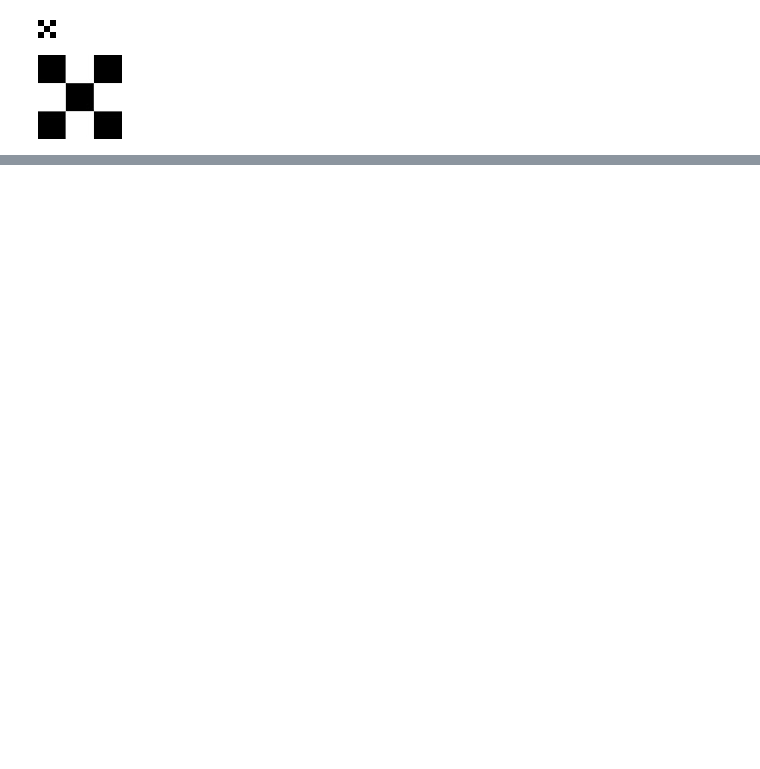
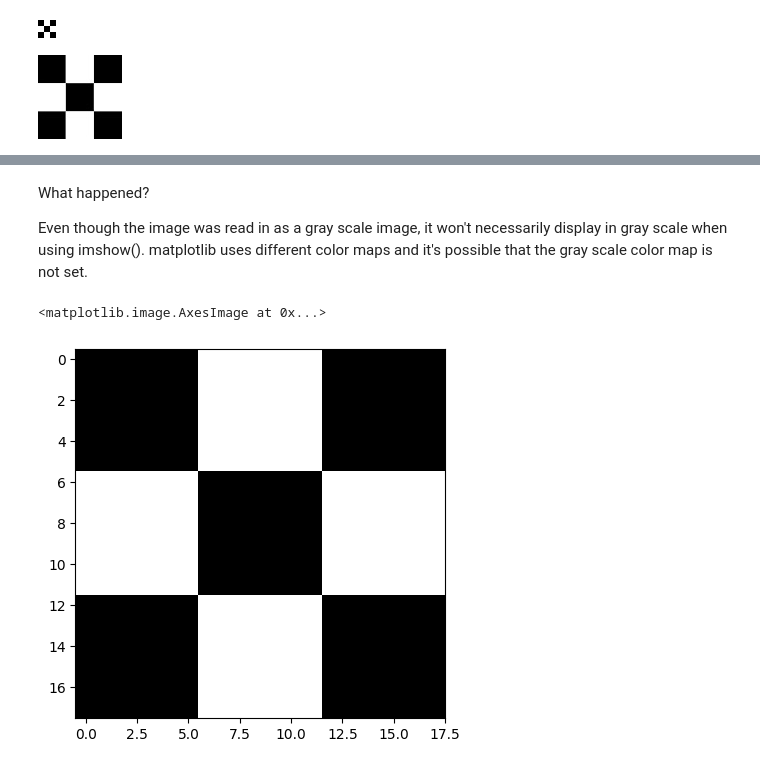
Before and after one commit to merteldem1r/OpenCV-Bootcamp, a Jupyter notebook: Image-Handling/notebooks/image-getting-started.ipynb, the cells around one changed output, grey strips where cells are left out. Drawn from its saved outputs; the diff is of its cells as text; code cells hidden in the pictures; blank space fills up the shorter version.

```diff
--- a/Image-Handling/notebooks/image-getting-started.ipynb
+++ b/Image-Handling/notebooks/image-getting-started.ipynb
@@ -21,0 +102,10 @@ Image(filename=f"{DATA_ROW_PATH}/checkerboard_84x84.jpg")
+# %% [markdown]
+What happened?
+
+Even though the image was read in as a gray scale image, it won't necessarily display in gray scale when using imshow(). matplotlib uses different color maps and it's possible that the gray scale color map is not set.
+# %%
+# Set color map to gray scale for proper rendering.
+plt.imshow(cb_image, cmap="gray")
+# %% [output]
+<matplotlib.image.AxesImage at 0x...>
+[figure, added]
```
Also changed, not shown: parts of 34 cells of this notebook, 4 other files.
